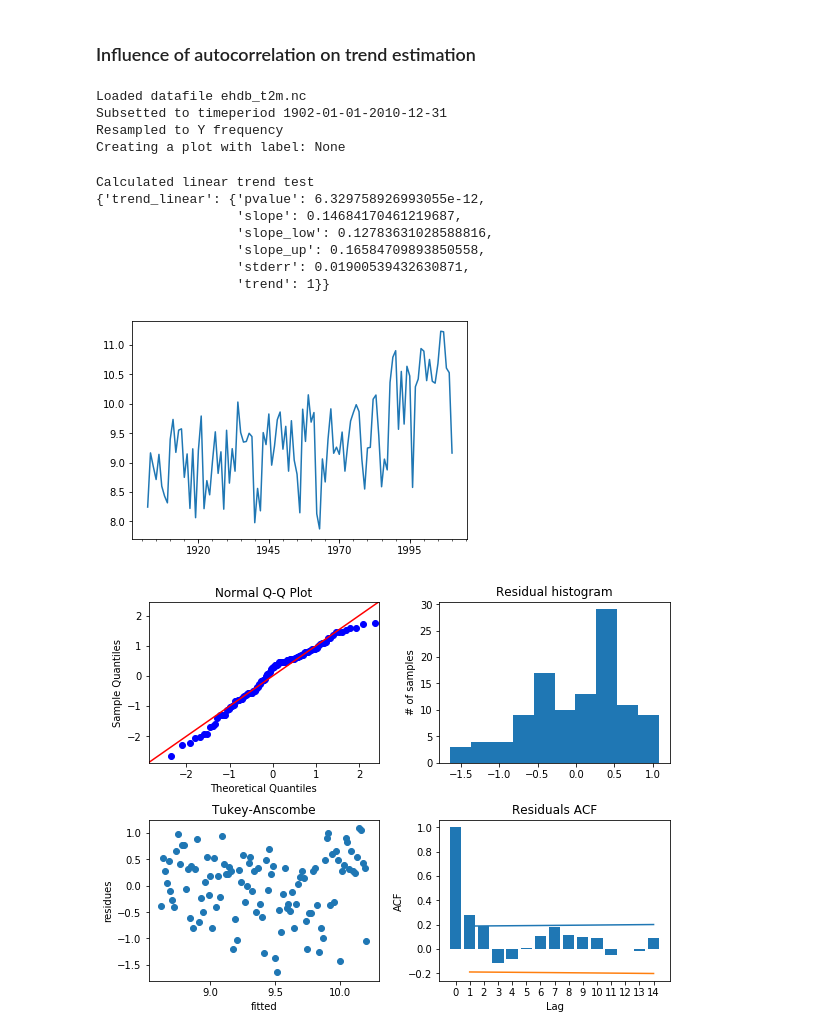
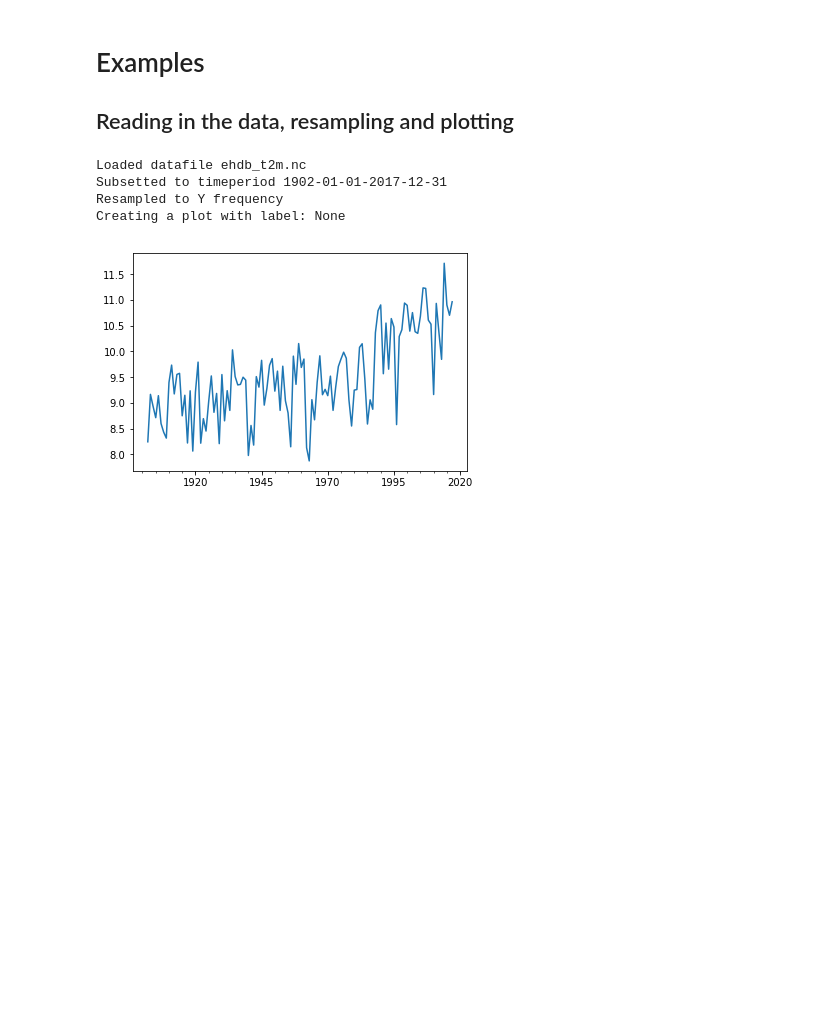
Before and after one commit to bascrezee/trend_framework, a Jupyter notebook: framework.ipynb, the cells around one changed output. Cells and saved outputs as stored; diff of their text form; code cells hidden in the pictures; blank space fills up the shorter version.

Commit message:
Added several examples to the notebook

```diff
--- a/framework.ipynb
+++ b/framework.ipynb
@@ -1,27 +1,17 @@
 # %%
 from c3s_511_trends import TrendLims1D, assess_trend_consistency
-# %% [markdown]
-### Influence of autocorrelation on trend estimation
+# %% [markdown]
+# Examples
+
+## Reading in the data, resampling and plotting
 # %%
 mydat = TrendLims1D('De Bilt T2M','ehdb_t2m.nc')
-mydat.subset(slice('1902-01-01','2010-12-31'))
-mydat.resample('Y')
+mydat.subset(slice('1902-01-01','2017-12-31'))
+mydat.resample('Y') # Resample to yearly resolution
 mydat.plot()
-mydat.trend_linear()
-mydat.do_residual_analysis('trend_linear')
-mydat.print_stats()
-pass
 # %% [output]
 Loaded datafile ehdb_t2m.nc
-Subsetted to timeperiod 1902-01-01-2010-12-31
+Subsetted to timeperiod 1902-01-01-2017-12-31
 Resampled to Y frequency
 Creating a plot with label: None
-Calculated linear trend test
-{'trend_linear': {'pvalue': 6.329758926993055e-12,
-                  'slope': 0.14684170461219687,
-                  'slope_low': 0.12783631028588816,
-                  'slope_up': 0.16584709893850558,
-                  'stderr': 0.01900539432630871,
-                  'trend': 1}}
-[figure, old version]
+[figure, new version]
-[figure, removed]
```
Also changed, not shown: parts of 25 cells of this notebook.
